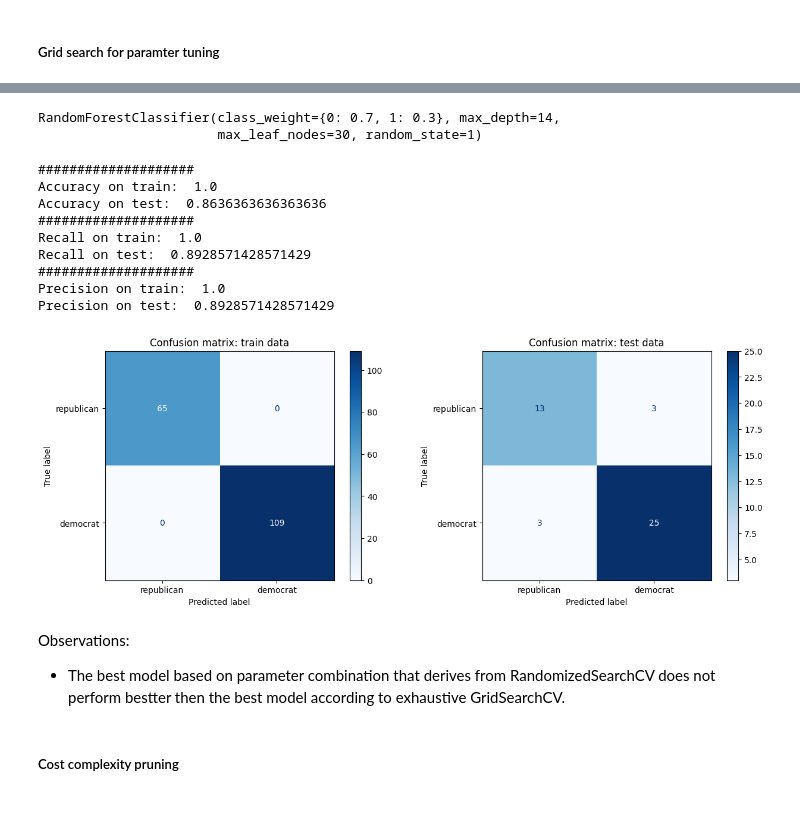
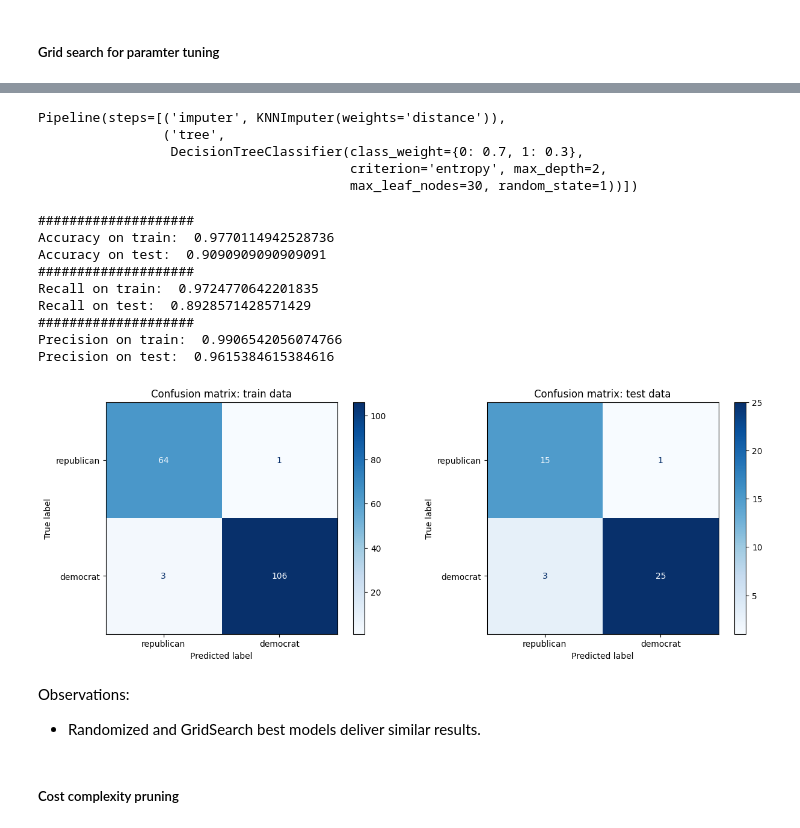
Before and after one commit to nadiaverdha/MachineLearningEx1, a Jupyter notebook: Ex1_kaggle_small.ipynb, the cells around one changed output, grey strips where cells are left out. Cells and saved outputs as stored; diff of their text form; code cells hidden in the pictures.

```diff
--- a/Ex1_kaggle_small.ipynb
+++ b/Ex1_kaggle_small.ipynb
@@ -555,18 +572,26 @@ Observations:
 # %%
+import time
+
 #parameter grid
-param_dist = {'max_depth': np.arange(1,20),
-              'max_leaf_nodes' : [5,10,15,20,25,30,35,40,45,50],
-              'class_weight':[{1:0.40,0:0.60}, {1:0.30,0:0.70},{1:0.20,0:0.80}],
-              'criterion': ['gini','entropy','log_loss']}
+imputer =  KNNImputer(n_neighbors=5, weights='distance', metric='nan_euclidean')
 
-#base model
-estimator  = tree.DecisionTreeClassifier(random_state=1)
+pipeline = Pipeline([
+    ('imputer', imputer),
+    ('tree',tree.DecisionTreeClassifier(random_state=1))
+])
+
+param_dist = {'tree__max_depth': np.arange(1,20),
+              'tree__max_leaf_nodes' : [5,10,15,20,25,30,35,40,45,50],
+              'tree__class_weight':[{1:0.40,0:0.60}, {1:0.30,0:0.70},{1:0.20,0:0.80}],
+              'tree__criterion': ['gini','entropy','log_loss'],
+              'imputer__n_neighbors':[5],
+              'imputer__weights':['distance'],
+              'imputer__metric': ['nan_euclidean']}
+
 
 kf = KFold(n_splits= 10, shuffle=True, random_state=1)
 
 scorer = make_scorer(accuracy_score)
 
-rand_search_tree = RandomizedSearchCV(estimator = rf, param_distributions = param_dist,
+rand_search_tree = RandomizedSearchCV(estimator = pipeline, param_distributions = param_dist,
                           cv = kf, n_jobs = -1, verbose = 2,scoring = scorer)
-# %%
-rand_search_tree.fit(X_train_imputed,y_train)
@@ -603,0 +598,5 @@ RandomizedSearchCV(cv=KFold(n_splits=10, random_state=1, shuffle=True),
+# %%
+start_time = time.time()
+rand_search_tree.fit(X_train,y_train)
+end_time = time.time()
+print('Average execution time across 10 fold ',str((end_time-start_time)/10))
@@ -604,27 +621,30 @@ RandomizedSearchCV(cv=KFold(n_splits=10, random_state=1, shuffle=True),
 # %%
-# RandomForestClassifier(class_weight={0: 0.7, 1: 0.3}, max_depth=14,
-#                        max_leaf_nodes=30, random_state=1)
+#DecisionTreeClassifier(class_weight={0: 0.7, 1: 0.3}, criterion='entropy',
+                    #    max_depth=2, max_leaf_nodes=30, random_state=1)
 tree_best_rand = rand_search_tree.best_estimator_
 tree_best_rand
 # %% [output]
-RandomForestClassifier(class_weight={0: 0.7, 1: 0.3}, max_depth=14,
-                       max_leaf_nodes=30, random_state=1)
+Pipeline(steps=[('imputer', KNNImputer(weights='distance')),
+                ('tree',
+                 DecisionTreeClassifier(class_weight={0: 0.7, 1: 0.3},
+                                        criterion='entropy', max_depth=2,
+                                        max_leaf_nodes=30, random_state=1))])
 # %%
-evaluate(tree_best_rand)
+evaluate(tree_best_rand,X_train,X_test)
 # %% [output]
 ####################
-Accuracy on train:  1.0
-Accuracy on test:  0.8636363636363636
+Accuracy on train:  0.9770114942528736
+Accuracy on test:  0.9090909090909091
 ####################
-Recall on train:  1.0
+Recall on train:  0.9724770642201835
 Recall on test:  0.8928571428571429
 ####################
-Precision on train:  1.0
-Precision on test:  0.8928571428571429
+Precision on train:  0.9906542056074766
+Precision on test:  0.9615384615384616
-[figure, old version]
+[figure, new version]
-# %% [markdown]
-Observations:
-- The best model based on parameter combination that derives from RandomizedSearchCV does not perform bestter then the best model according to exhaustive GridSearchCV.
+# %% [markdown]
+Observations:
+- Randomized and GridSearch best models deliver similar results.
 # %% [markdown]
 ##### Cost complexity pruning
 # %%
```
Also changed, not shown: parts of 23 cells of this notebook.
